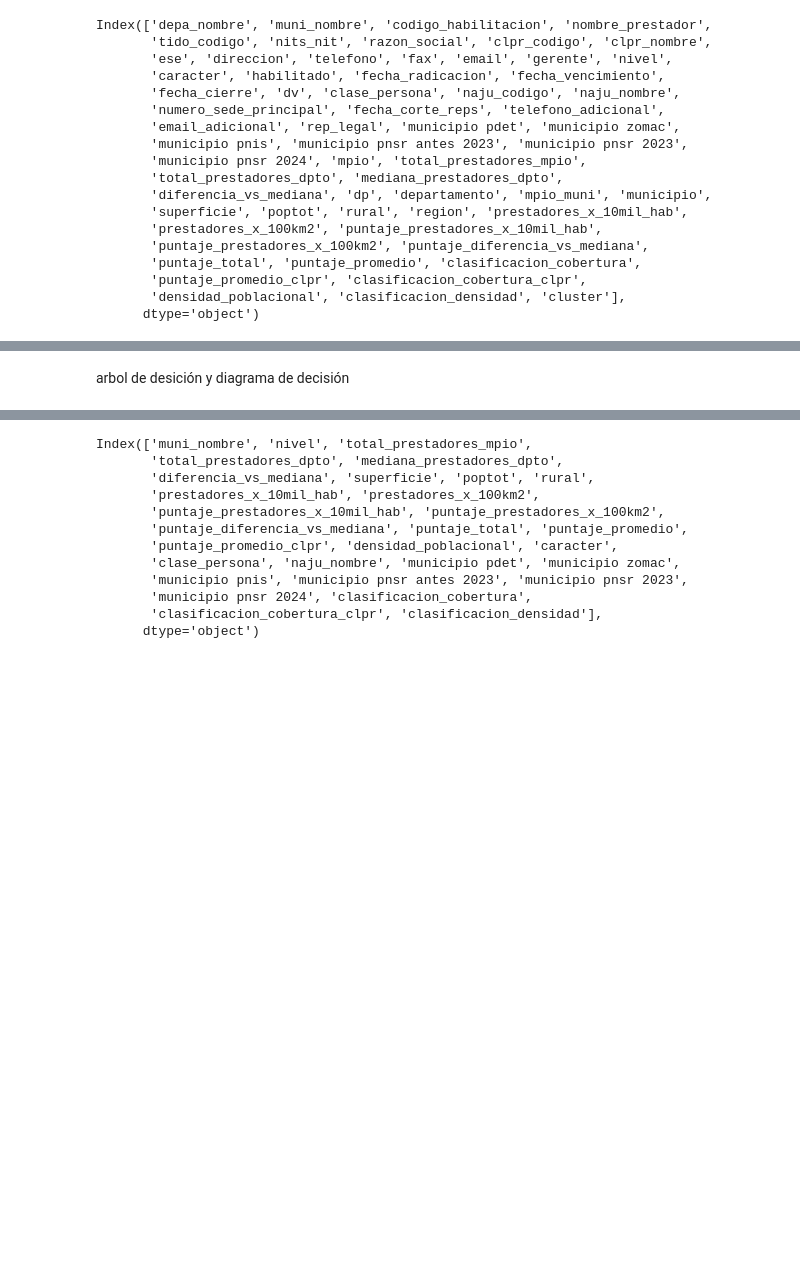
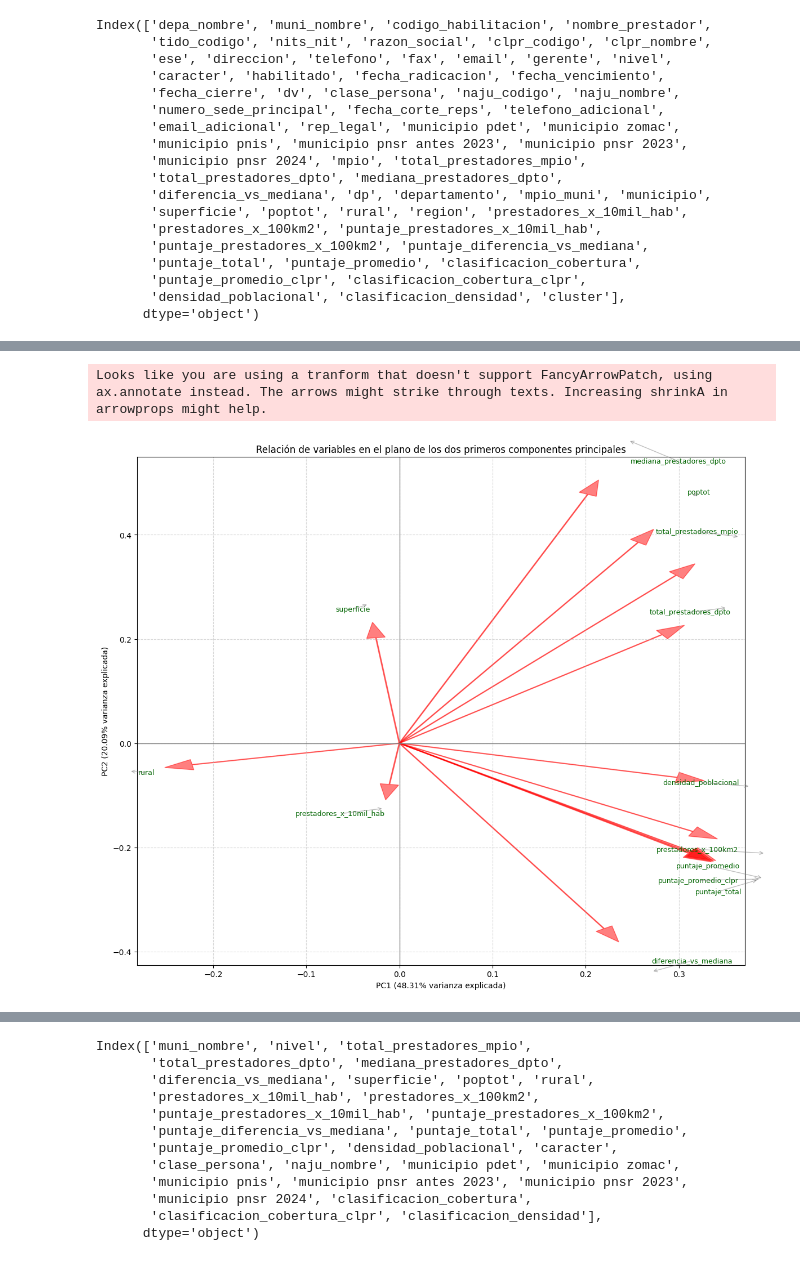
Before and after one commit to FranciscoOcampoPredictiva/IETS_Challenge, a Jupyter notebook: main.ipynb, the cells around one changed output, grey strips where cells are left out. Drawn from its saved outputs; the diff is of its cells as text; code cells hidden in the pictures; blank space fills up the shorter version.

```diff
--- a/main.ipynb
+++ b/main.ipynb
@@ -915,2 +817,72 @@ plt.show()
-# %% [markdown]
-arbol de desición y diagrama de decisión
+# %%
+
+import numpy as np
+import pandas as pd
+import matplotlib.pyplot as plt
+from sklearn.preprocessing import StandardScaler
+from sklearn.decomposition import PCA
+from adjustText import adjust_text
+
+# ———————————————
+# Paso 1–6: Igual que antes
+# ———————————————
+variables_numericas = df_tipo_joined_clustered_final.select_dtypes(include=[np.number]).dropna()
+X_scaled = StandardScaler().fit_transform(variables_numericas)
+pca = PCA()
+X_pca = pca.fit_transform(X_scaled)
+
+componentes = pd.DataFrame(
+    pca.components_.T,
+    columns=[f'PC{i+1}' for i in range(pca.n_components_)],
+    index=variables_numericas.columns
+)
+
+var_exp_PC1 = pca.explained_variance_ratio_[0] * 100
+var_exp_PC2 = pca.explained_variance_ratio_[1] * 100
+
+# ———————————————
+# Paso 7 Mejorado: biplot con labels ajustados
+# ———————————————
+plt.figure(figsize=(12, 10))
+
+# Lista para guardar las referencias a los textos
+texts = []
+
+for var in componentes.index:
+    x = componentes.loc[var, 'PC1']
+    y = componentes.loc[var, 'PC2']
+    # Dibujo de la flecha (vector)
+    plt.arrow(0, 0, x, y,
+              color='red', alpha=0.5,
+              head_width=0.02,            # tamaño más pequeño para evitar solapamientos
+              length_includes_head=True)  # incluye la cabeza en la longitud total
+
+    # Agrego el texto en la posición escalada (1.15) pero lo almaceno para luego ajustar
+    texts.append(
+        plt.text(x * 1.15, y * 1.15, var,
+                 fontsize=9,             # reduzco un poco el tamaño de letra
+                 color='darkgreen',
+                 ha='center', va='center')
+    )
+
+# Ajusto automáticamente las posiciones de los textos para minimizar solapamientos
+adjust_text(
+    texts,
+    only_move={'points': 'y', 'text': 'xy'},   # permito mover texto en x/y, puntos (flechas) solo en y
+    arrowprops=dict(arrowstyle='->', color='gray', alpha=0.5),
+    expand_text=(1.05, 1.2),                   # margen extra para separación
+    force_points=0.3, force_text=0.3           # fuerza del algoritmo de repulsión
+)
+
+# Etiquetas y retícula
+plt.xlabel(f'PC1 ({var_exp_PC1:.2f}% varianza explicada)')
+plt.ylabel(f'PC2 ({var_exp_PC2:.2f}% varianza explicada)')
+plt.title('Relación de variables en el plano de los dos primeros componentes principales')
+plt.grid(True, linestyle='--', alpha=0.5)
+plt.axhline(0, color='gray', lw=1)
+plt.axvline(0, color='gray', lw=1)
+plt.tight_layout()
+plt.show()
+# %% [output]
+Looks like you are using a tranform that doesn't support FancyArrowPatch, using ax.annotate instead. The arrows might strike through texts. Increasing shrinkA in arrowprops might help.
+[figure, added]
```
Also changed, not shown: parts of 34 cells of this notebook.
